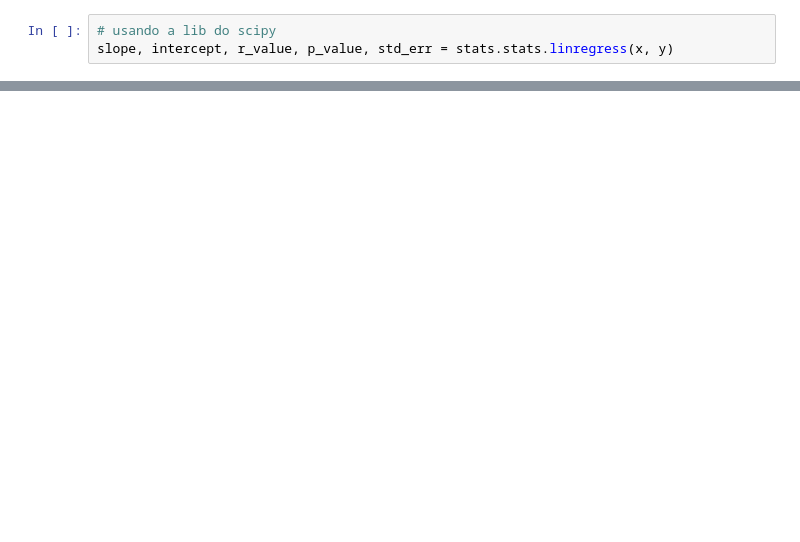
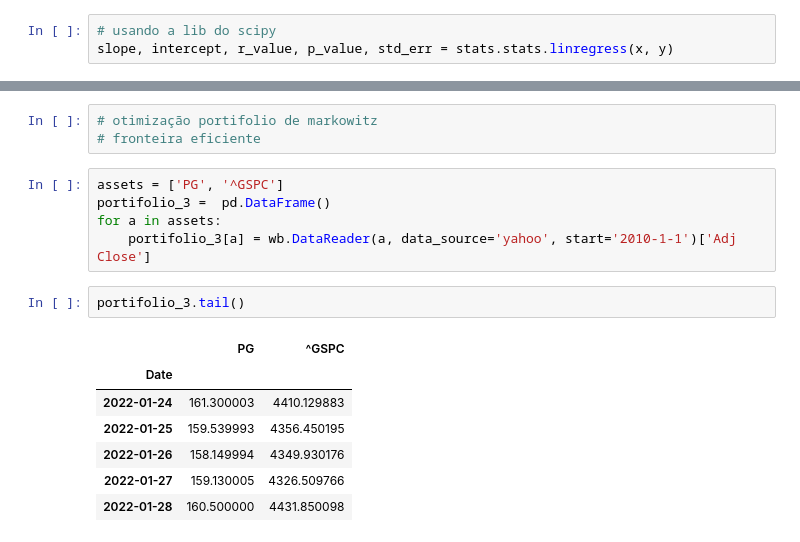
Before and after one commit to caiquemiranda/class, a Jupyter notebook: data-mining/jupter-projects/class-02-finanças-365careers.ipynb, the cells around one changed output, grey strips where cells are left out. Drawn from its saved outputs; the diff is of its cells as text; blank space fills up the shorter version.

Commit message:
fronteira eficiente

```diff
--- a/data-mining/jupter-projects/class-02-finanças-365careers.ipynb
+++ b/data-mining/jupter-projects/class-02-finanças-365careers.ipynb
@@ -663,0 +322,18 @@ print(std_err)
+# %%
+# otimização portifolio de markowitz
+# fronteira eficiente
+# %%
+assets = ['PG', '^GSPC']
+portifolio_3 =  pd.DataFrame()
+for a in assets:
+    portifolio_3[a] = wb.DataReader(a, data_source='yahoo', start='2010-1-1')['Adj Close']
+# %%
+portifolio_3.tail()
+# %% [output]
+|  | PG | ^GSPC |
+| Date |  |  |
+| 2022-01-24 | 161.300003 | 4410.129883 |
+| 2022-01-25 | 159.539993 | 4356.450195 |
+| 2022-01-26 | 158.149994 | 4349.930176 |
+| 2022-01-27 | 159.130005 | 4326.509766 |
+| 2022-01-28 | 160.500000 | 4431.850098 |
```
Also changed, not shown: parts of 96 cells of this notebook.
